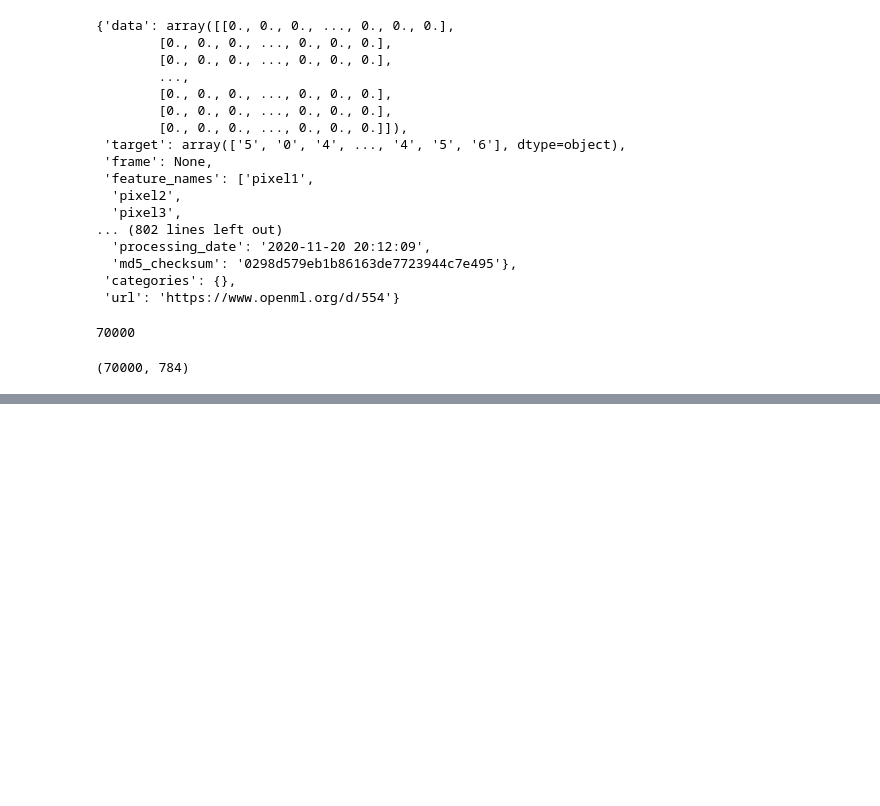
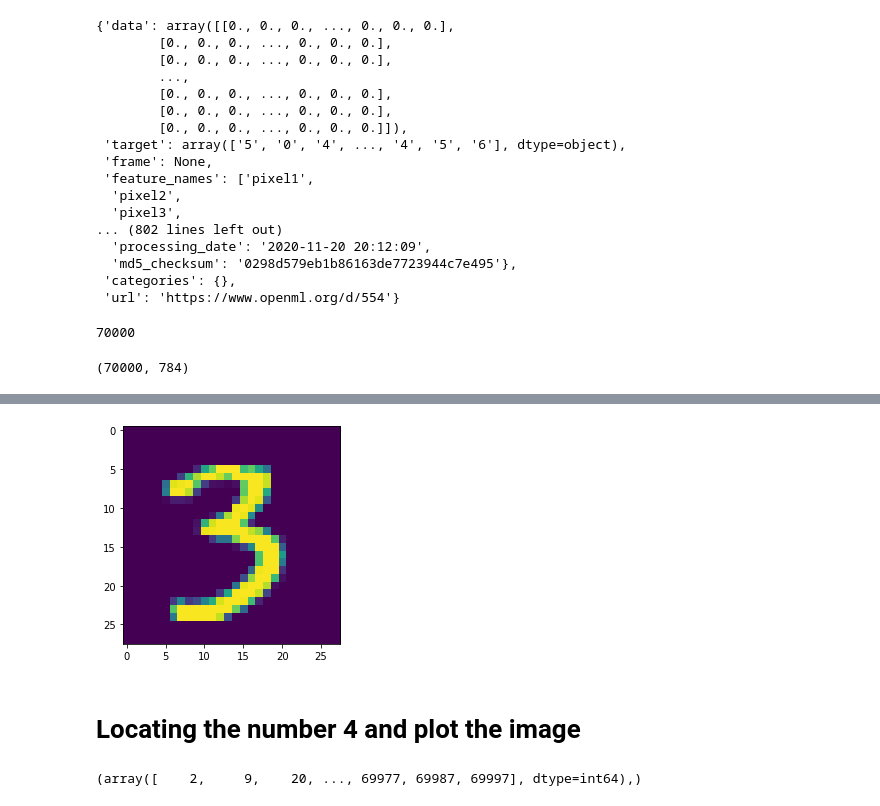
Before and after one commit to Jayshree2816/MNIST, a Jupyter notebook: MNIST(Logistic Regression).ipynb, the cells around one changed output, grey strips where cells are left out. Cells and saved outputs as stored; diff of their text form; code cells hidden in the pictures; blank space fills up the shorter version.

```diff
--- a/MNIST(Logistic Regression).ipynb
+++ b/MNIST(Logistic Regression).ipynb
@@ -39,0 +60,10 @@ t
+# %%
+viz(10000)
+# %% [output]
+[figure, added]
+# %% [markdown]
+# Locating the number 4 and plot the image
+# %%
+np.where(y == 4)
+# %% [output]
+(array([    2,     9,    20, ..., 69977, 69987, 69997], dtype=int64),)
```
Also changed, not shown: parts of 7 cells of this notebook.
